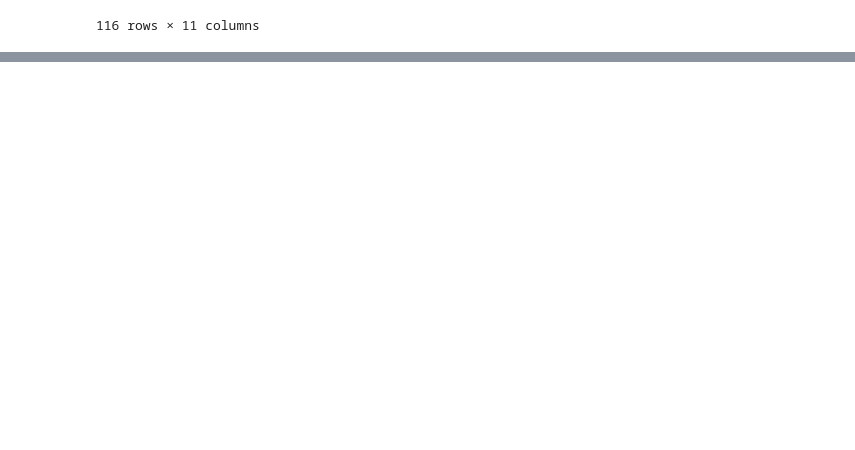
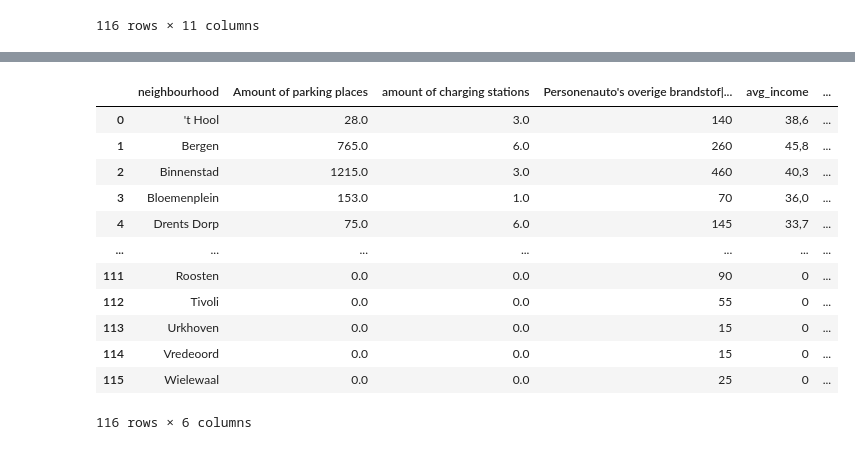
Before and after one commit to KaloyanDragiev/Knowledge-Engineering, a Jupyter notebook: notebook.ipynb, the cells around one changed output, grey strips where cells are left out. Saved outputs shown, nothing was run; the diff lists cells and outputs as text; code cells hidden in the pictures; blank space fills up the shorter version.

```diff
--- a/notebook.ipynb
+++ b/notebook.ipynb
@@ -139,0 +138,17 @@ merged_df
+# %%
+merged_df_filter = pd.concat([merged_df.iloc[:, 0:3], merged_df.iloc[:, -3:]], axis=1)
+merged_df_filter
+# %% [output]
+|  | neighbourhood | Amount of parking places | amount of charging stations | Personenauto's overige brandstof|... | avg_income | ... |
+| 0 | 't Hool | 28.0 | 3.0 | 140 | 38,6 | ... |
+| 1 | Bergen | 765.0 | 6.0 | 260 | 45,8 | ... |
+| 2 | Binnenstad | 1215.0 | 3.0 | 460 | 40,3 | ... |
+| 3 | Bloemenplein | 153.0 | 1.0 | 70 | 36,0 | ... |
+| 4 | Drents Dorp | 75.0 | 6.0 | 145 | 33,7 | ... |
+| ... | ... | ... | ... | ... | ... | ... |
+| 111 | Roosten | 0.0 | 0.0 | 90 | 0 | ... |
+| 112 | Tivoli | 0.0 | 0.0 | 55 | 0 | ... |
+| 113 | Urkhoven | 0.0 | 0.0 | 15 | 0 | ... |
+| 114 | Vredeoord | 0.0 | 0.0 | 15 | 0 | ... |
+| 115 | Wielewaal | 0.0 | 0.0 | 25 | 0 | ... |
+116 rows × 6 columns
```
Also changed, not shown: parts of 7 cells of this notebook, 4 other files.
